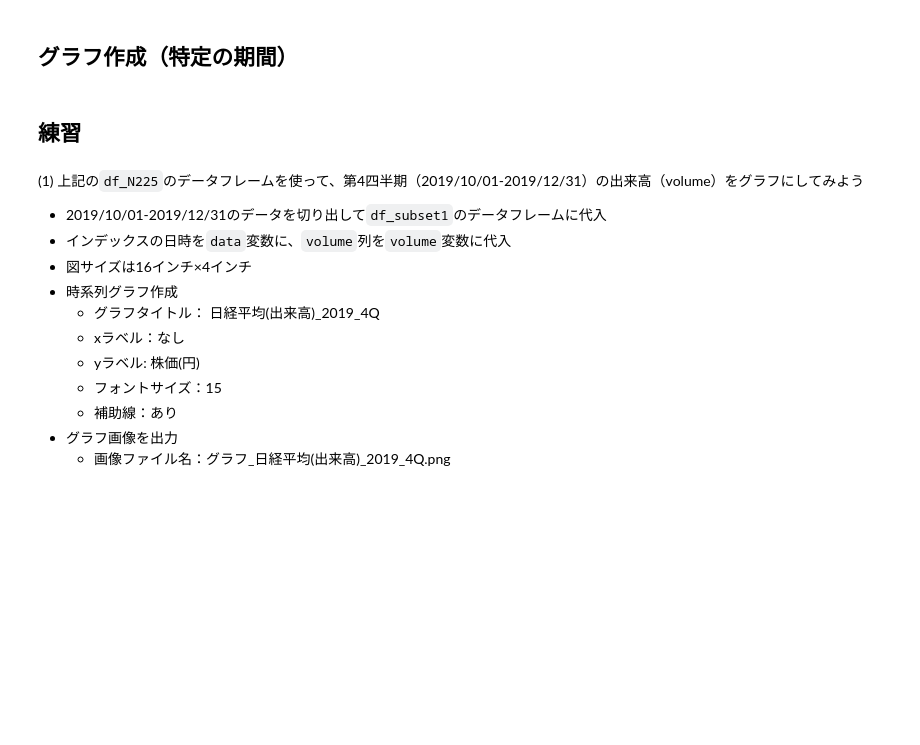
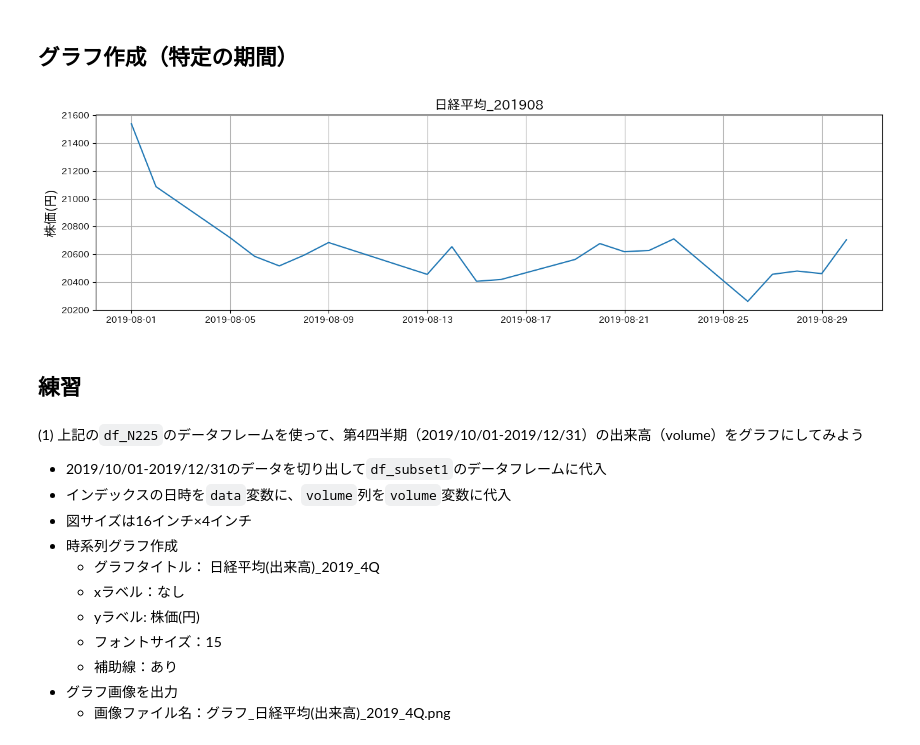
Before and after one commit to fukufukufukufuku/tsu_2024_githab, a Jupyter notebook: 第04回/第04回_プログラム/4：Pythonによるデータ可視化_2024.ipynb, the cells around one changed output. Saved outputs shown, nothing was run; the diff lists cells and outputs as text; code cells hidden in the pictures; blank space fills up the shorter version.

```diff
--- a/第04回/第04回_プログラム/4：Pythonによるデータ可視化_2024.ipynb
+++ b/第04回/第04回_プログラム/4：Pythonによるデータ可視化_2024.ipynb
@@ -430,34 +512,33 @@ display(df_subset)
 # %%
 import matplotlib.pyplot as plt # グラフ作成
 import japanize_matplotlib      # 日本語対応
 %matplotlib inline
 
 # x軸,y軸に対応するデータを取得
 date   = df_subset.index    # 行名の日時を取得
 price  = df_subset['Close'] # 終値を取得
 
 # グラフ作成前に設定するオプション
 plt.figure(figsize=(16, 4)) # 図のサイズ（横×縦）
 
 # グラフ作成
 # x軸、y軸、凡例タイトル
 plt.plot(date, price, label="日経平均_201908")
 
 # 追加オプション
 plt.title("日経平均_201908",fontsize=15)  # グラフタイトル
 plt.ylabel('株価(円)',fontsize=15)        # y軸ラベル
 plt.grid()                                # 補助線追加
 
 # 出力設定
-pngfile  = "グラフ_日経平均_201908.png" # グラフ画像のファイル名
-
-# Googleドライブの場合は次のコメントアウトを外す
-# pngfile = "drive/My Drive/Colab Notebooks/第04回_プログラム/グラフ_日経平均_201908.png"
+pngfile = "drive/My Drive/Colab Notebooks/第04回_プログラム/グラフ_日経平均_201908.png"
 
 plt.savefig(pngfile, bbox_inches='tight') # 画像の保存
 
 # グラフ表示
 plt.show()
+# %% [output]
+[figure, added]
 # %% [markdown]
 ## 練習
 # %% [markdown]
```
Also changed, not shown: parts of 19 cells of this notebook, 5 other files.
